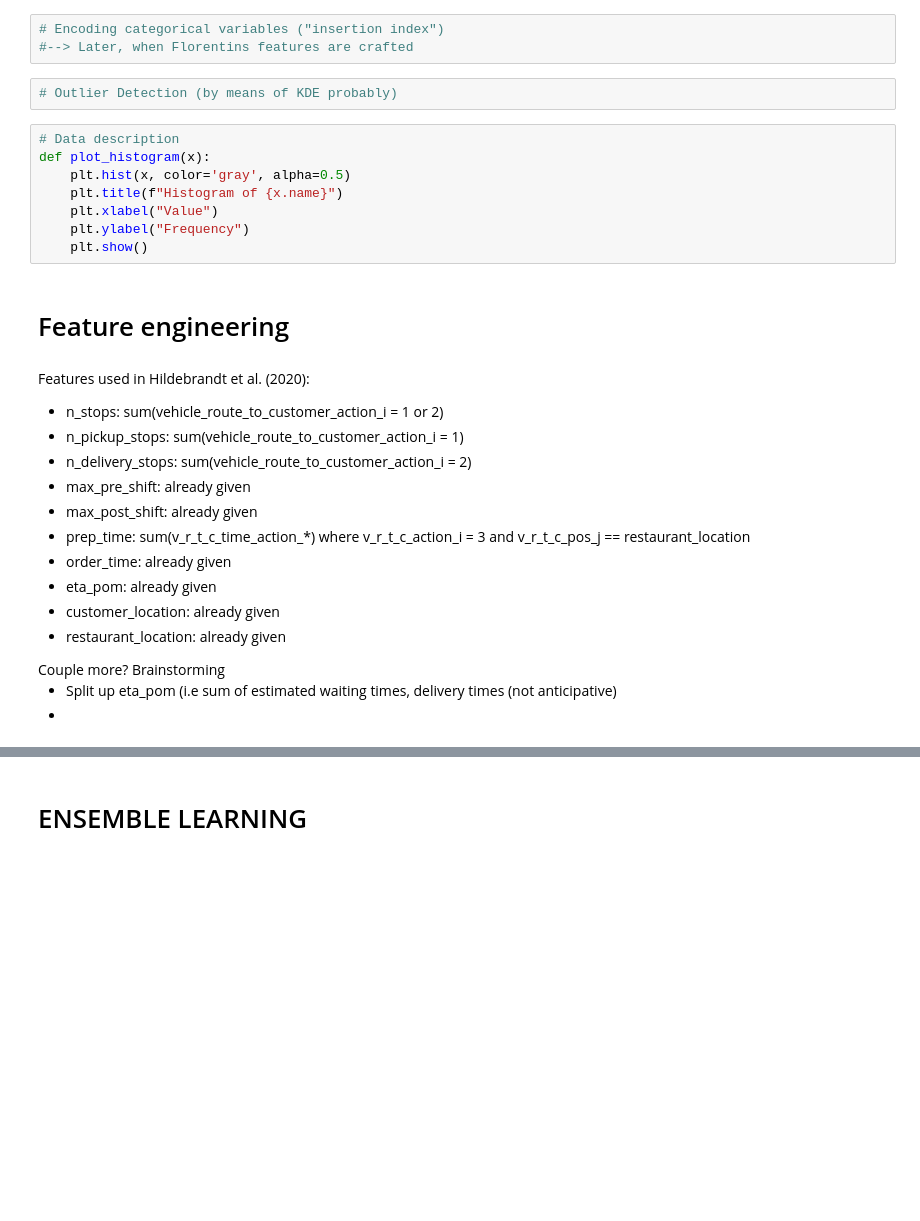
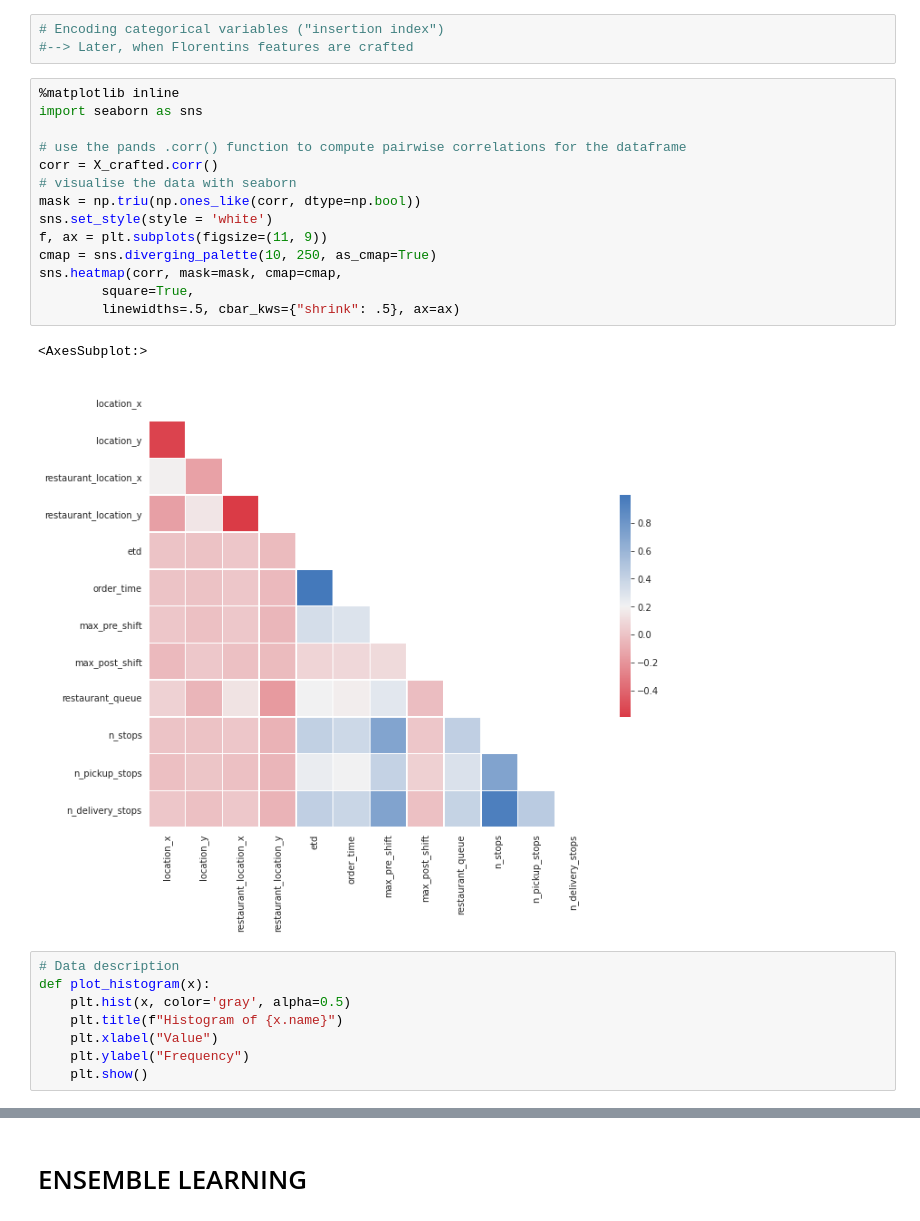
Before and after one commit to geezah/BachelorThesis, a Jupyter notebook: Implementation/CompStudy.ipynb, the cells around one changed output, grey strips where cells are left out. Saved outputs shown, nothing was run; the diff lists cells and outputs as text; blank space fills up the shorter version.

```diff
--- a/Implementation/CompStudy.ipynb
+++ b/Implementation/CompStudy.ipynb
@@ -76,8 +173,23 @@ np.isnan(np.array(data)).sum()
 # %%
 # Encoding categorical variables ("insertion index")
 #--> Later, when Florentins features are crafted
-# %%
-# Outlier Detection (by means of KDE probably)
+# %%
+%matplotlib inline
+import seaborn as sns
+
+# use the pands .corr() function to compute pairwise correlations for the dataframe
+corr = X_crafted.corr()
+# visualise the data with seaborn
+mask = np.triu(np.ones_like(corr, dtype=np.bool))
+sns.set_style(style = 'white')
+f, ax = plt.subplots(figsize=(11, 9))
+cmap = sns.diverging_palette(10, 250, as_cmap=True)
+sns.heatmap(corr, mask=mask, cmap=cmap,
+        square=True,
+        linewidths=.5, cbar_kws={"shrink": .5}, ax=ax)
+# %% [output]
+<AxesSubplot:>
+[figure, added]
 # %%
 # Data description
 def plot_histogram(x):
@@ -86,23 +198,3 @@ def plot_histogram(x):
     plt.xlabel("Value")
     plt.ylabel("Frequency")
     plt.show()
-# %% [markdown]
-# Feature engineering
-# %% [markdown]
-Features used in Hildebrandt et al. (2020):
-<ul>
-    <li>n_stops: sum(vehicle_route_to_customer_action_i = 1 or 2)</li>
-    <li>n_pickup_stops: sum(vehicle_route_to_customer_action_i = 1)</li>
-    <li>n_delivery_stops: sum(vehicle_route_to_customer_action_i = 2)</li>
-    <li>max_pre_shift: already given</li>
-    <li>max_post_shift: already given</li>
-    <li>prep_time: sum(v_r_t_c_time_action_*) where v_r_t_c_action_i = 3 and v_r_t_c_pos_j == restaurant_location</li>
-    <li>order_time: already given</li>
-    <li>eta_pom: already given</li>
-    <li>customer_location: already given</li>
-    <li>restaurant_location: already given</li>
-</ul>
-Couple more? Brainstorming
-<ul>
-    <li>Split up eta_pom (i.e sum of estimated waiting times, delivery times (not anticipative)</li>
-    <li>
```
Also changed, not shown: parts of 17 cells of this notebook, 5 other files.
